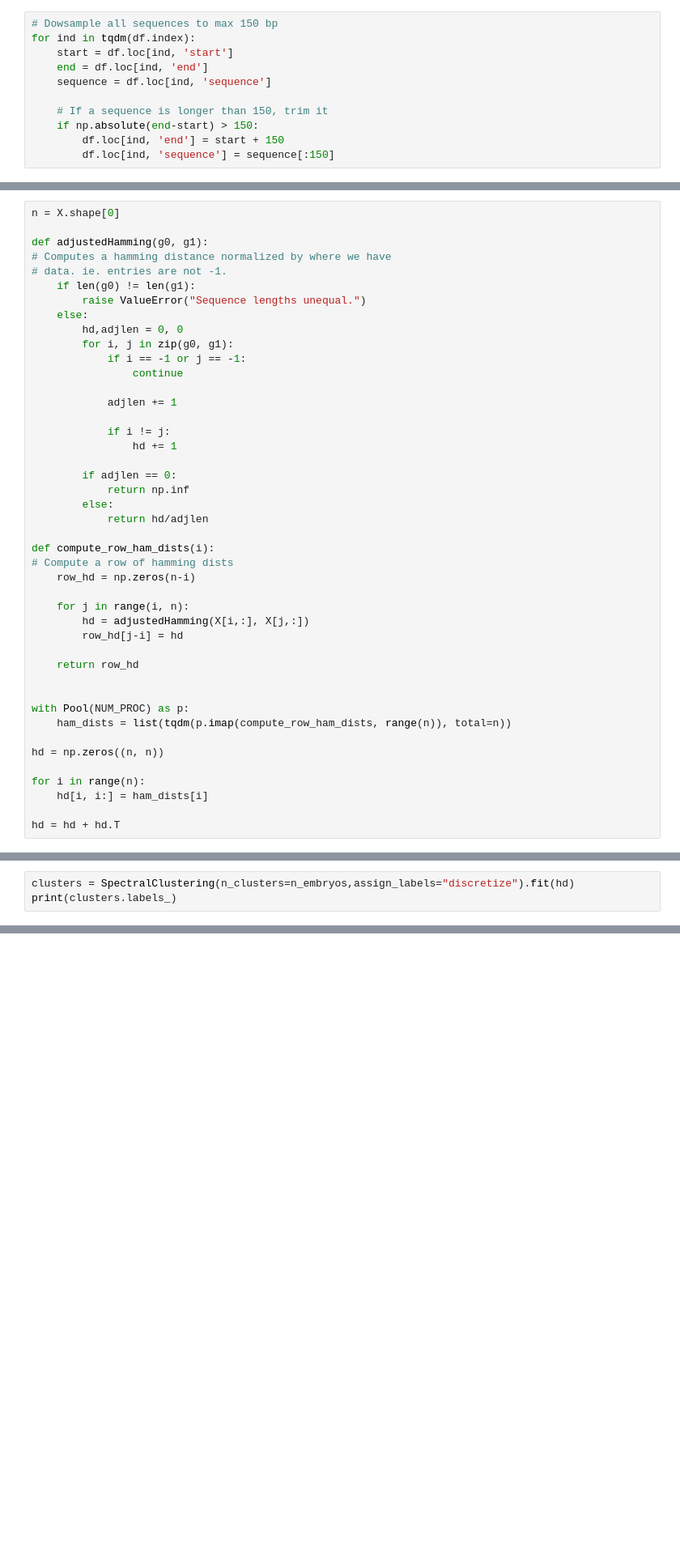
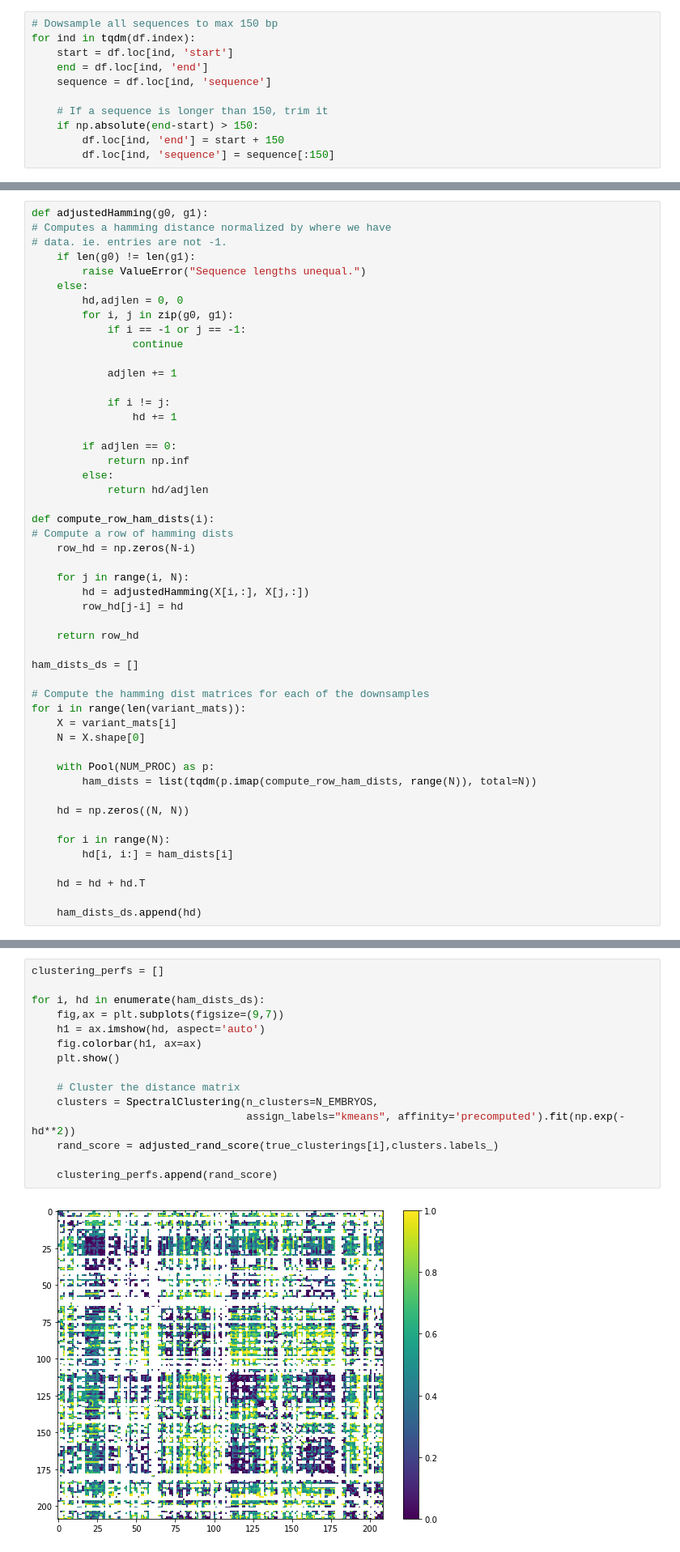
Before and after one commit to bkiyota/SNPBarcodingSimulator, a Jupyter notebook: sequence_simulation_updated.ipynb, the cells around one changed output, grey strips where cells are left out. Shown at 81% size. Saved outputs shown, nothing was run; the diff lists cells and outputs as text; blank space fills up the shorter version.

Commit message:
Can now compute variant matrices for various downsampling levels.

```diff
--- a/sequence_simulation_updated.ipynb
+++ b/sequence_simulation_updated.ipynb
@@ -359,6 +394,4 @@ print(X)
 # %%
-n = X.shape[0]
-
 def adjustedHamming(g0, g1):
 # Computes a hamming distance normalized by where we have
 # data. ie. entries are not -1.
@@ -382,21 +415,29 @@ def adjustedHamming(g0, g1):
 
 def compute_row_ham_dists(i):
 # Compute a row of hamming dists
-    row_hd = np.zeros(n-i)
+    row_hd = np.zeros(N-i)
 
-    for j in range(i, n):
+    for j in range(i, N):
         hd = adjustedHamming(X[i,:], X[j,:])
         row_hd[j-i] = hd
 
     return row_hd
 
+ham_dists_ds = []
 
-with Pool(NUM_PROC) as p:
-    ham_dists = list(tqdm(p.imap(compute_row_ham_dists, range(n)), total=n))
+# Compute the hamming dist matrices for each of the downsamples
+for i in range(len(variant_mats)):
+    X = variant_mats[i]
+    N = X.shape[0]
 
-hd = np.zeros((n, n))
+    with Pool(NUM_PROC) as p:
+        ham_dists = list(tqdm(p.imap(compute_row_ham_dists, range(N)), total=N))
 
-for i in range(n):
-    hd[i, i:] = ham_dists[i]
+    hd = np.zeros((N, N))
 
-hd = hd + hd.T
+    for i in range(N):
+        hd[i, i:] = ham_dists[i]
+
+    hd = hd + hd.T
+
+    ham_dists_ds.append(hd)
@@ -408,3 +443,0 @@ plt.show()
-# %%
-clusters = SpectralClustering(n_clusters=n_embryos,assign_labels="discretize").fit(hd)
-print(clusters.labels_)
@@ -412,0 +444,17 @@ print(adjusted_rand_score(true_clusters,clusters.labels_))
+# %%
+clustering_perfs = []
+
+for i, hd in enumerate(ham_dists_ds):
+    fig,ax = plt.subplots(figsize=(9,7))
+    h1 = ax.imshow(hd, aspect='auto')
+    fig.colorbar(h1, ax=ax)
+    plt.show()
+
+    # Cluster the distance matrix
+    clusters = SpectralClustering(n_clusters=N_EMBRYOS,
+                                  assign_labels="kmeans", affinity='precomputed').fit(np.exp(-hd**2))
+    rand_score = adjusted_rand_score(true_clusterings[i],clusters.labels_)
+
+    clustering_perfs.append(rand_score)
+# %% [output]
+[figure, added]
```
Also changed, not shown: parts of 15 cells of this notebook.
